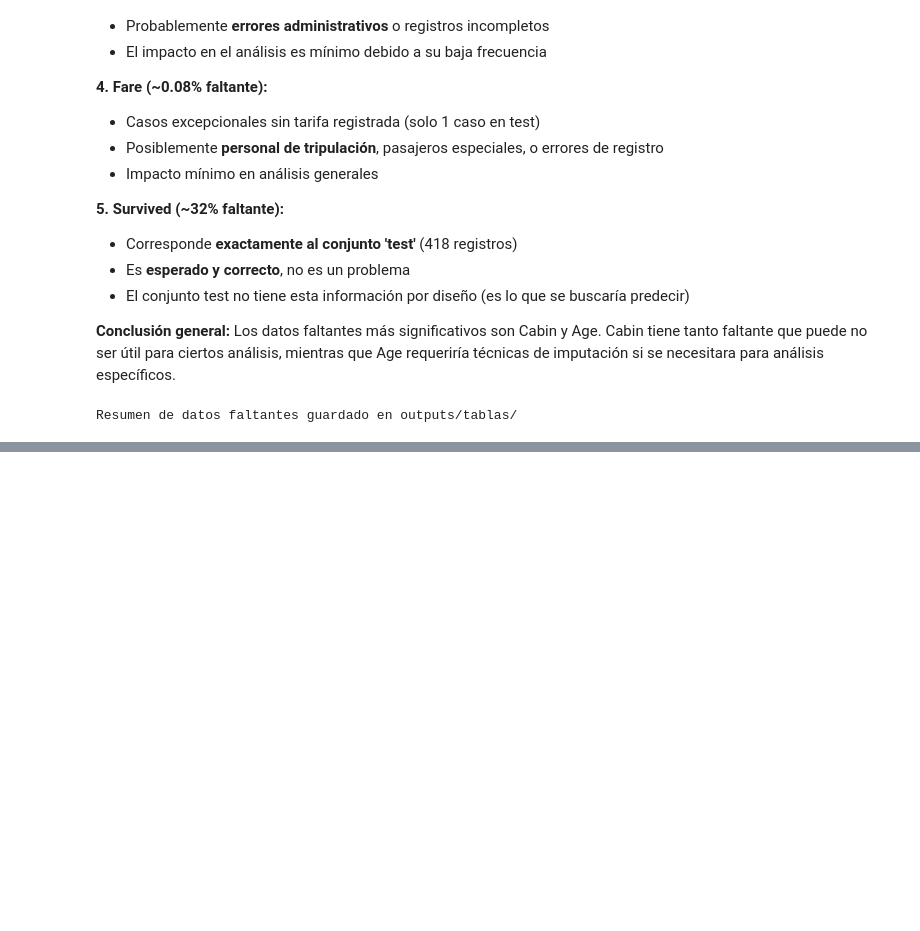
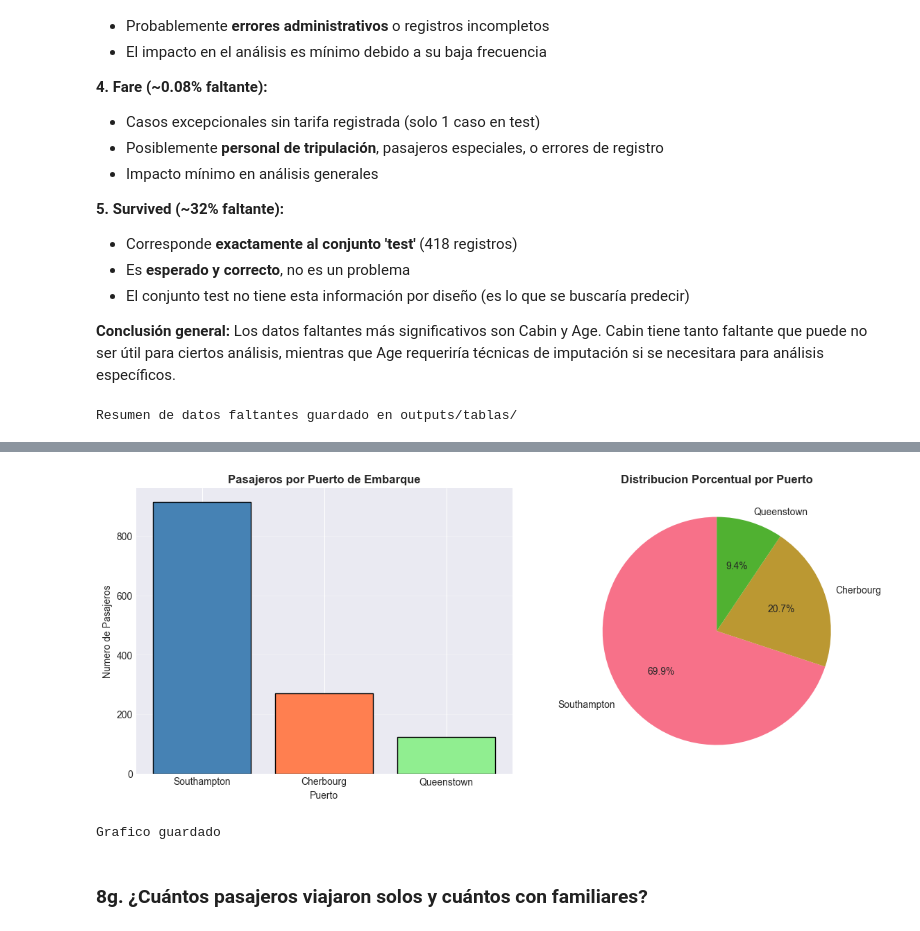
Before and after one commit to Danfezinho/taller-pandas-titanic-individual, a Jupyter notebook: notebooks:/analisis_titanic.ipynb, the cells around one changed output, grey strips where cells are left out. Cells and saved outputs as stored; diff of their text form; code cells hidden in the pictures; blank space fills up the shorter version.

```diff
--- a/notebooks:/analisis_titanic.ipynb
+++ b/notebooks:/analisis_titanic.ipynb
@@ -452,0 +659,20 @@ Resumen de datos faltantes guardado en outputs/tablas/
+# %%
+# Pasajeros por puerto
+por_puerto = datos_completos['Embarked'].value_counts()
+porcentajes = datos_completos['Embarked'].value_counts(normalize=True) * 100
+
+print("=" * 60)
+print("PASAJEROS POR PUERTO DE EMBARQUE")
+print("=" * 60)
+
+puertos_nombres = {
+    'S': 'Southampton',
+    'C': 'Cherbourg',
+    'Q': 'Queenstown'
+}
+
+for codigo, cantidad in por_puerto.items():
+    if pd.notna(codigo):
+        nombre = puertos_nombres.get(codigo, codigo)
+        porcentaje = porcentajes[codigo]
+        print(f"\n{nombre} ({codigo}): {cantidad} pasajeros ({porcentaje:.1f}%)")
@@ -452,0 +689,30 @@ Resumen de datos faltantes guardado en outputs/tablas/
+# %%
+# Visualizar puertos
+fig, axes = plt.subplots(1, 2, figsize=(12, 5))
+
+# Renombrar para visualizacion
+por_puerto_nombres = por_puerto.rename(index=puertos_nombres)
+
+# Grafico de barras
+axes[0].bar(por_puerto_nombres.index, por_puerto_nombres.values,
+            color=['steelblue', 'coral', 'lightgreen'], edgecolor='black')
+axes[0].set_title('Pasajeros por Puerto de Embarque', fontsize=12, fontweight='bold')
+axes[0].set_xlabel('Puerto')
+axes[0].set_ylabel('Numero de Pasajeros')
+axes[0].grid(axis='y', alpha=0.3)
+
+# Grafico de torta
+axes[1].pie(por_puerto_nombres.values, labels=por_puerto_nombres.index,
+            autopct='%1.1f%%', startangle=90)
+axes[1].set_title('Distribucion Porcentual por Puerto', fontsize=12, fontweight='bold')
+
+plt.tight_layout()
+plt.savefig('../outputs:/graficos:/pasajeros_por_puerto.png', dpi=300, bbox_inches='tight')
+plt.show()
+
+print("Grafico guardado")
+# %% [output]
+[figure, added]
+Grafico guardado
+# %% [markdown]
+### 8g. ¿Cuántos pasajeros viajaron solos y cuántos con familiares?
```
Also changed, not shown: parts of 32 cells of this notebook, 6 other files.
